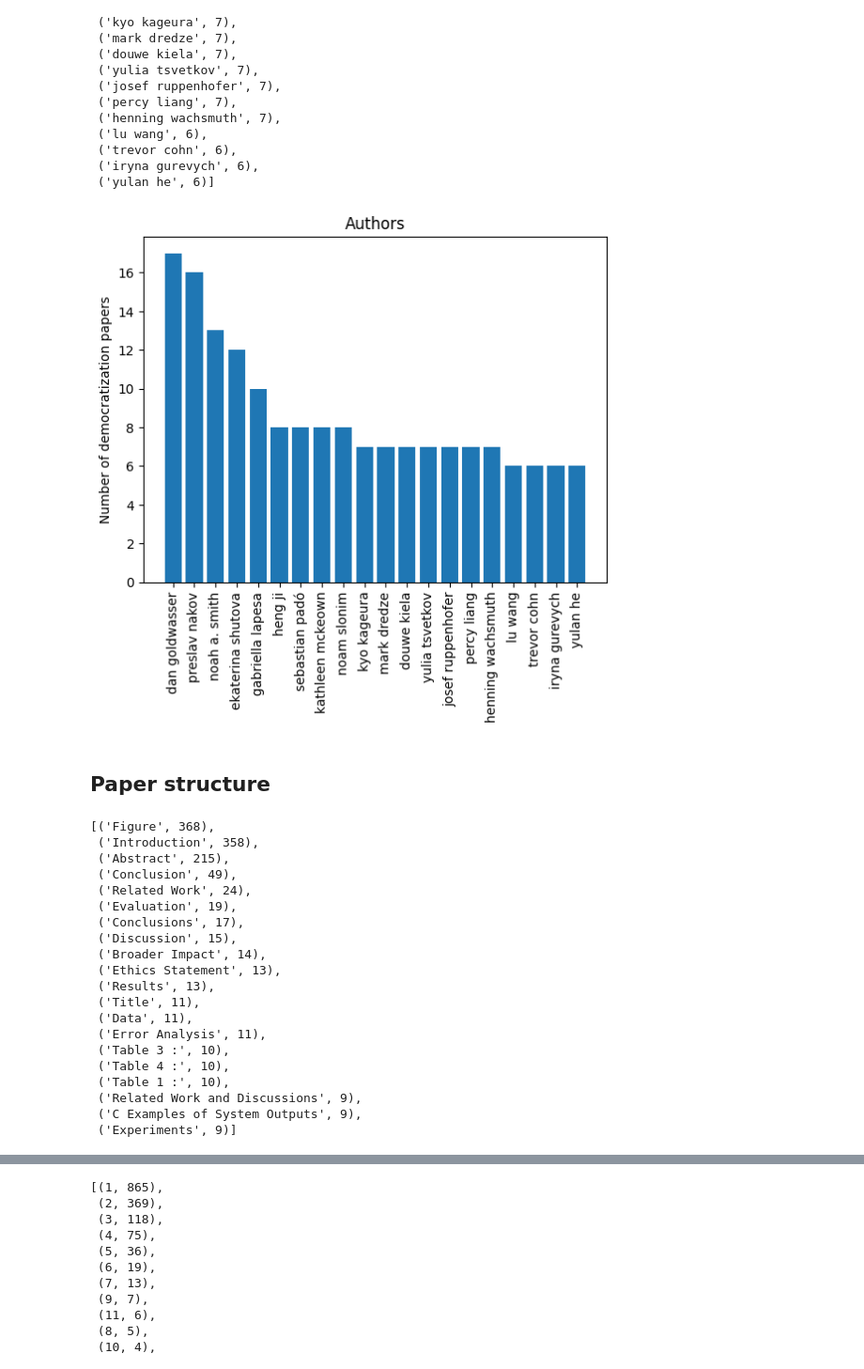
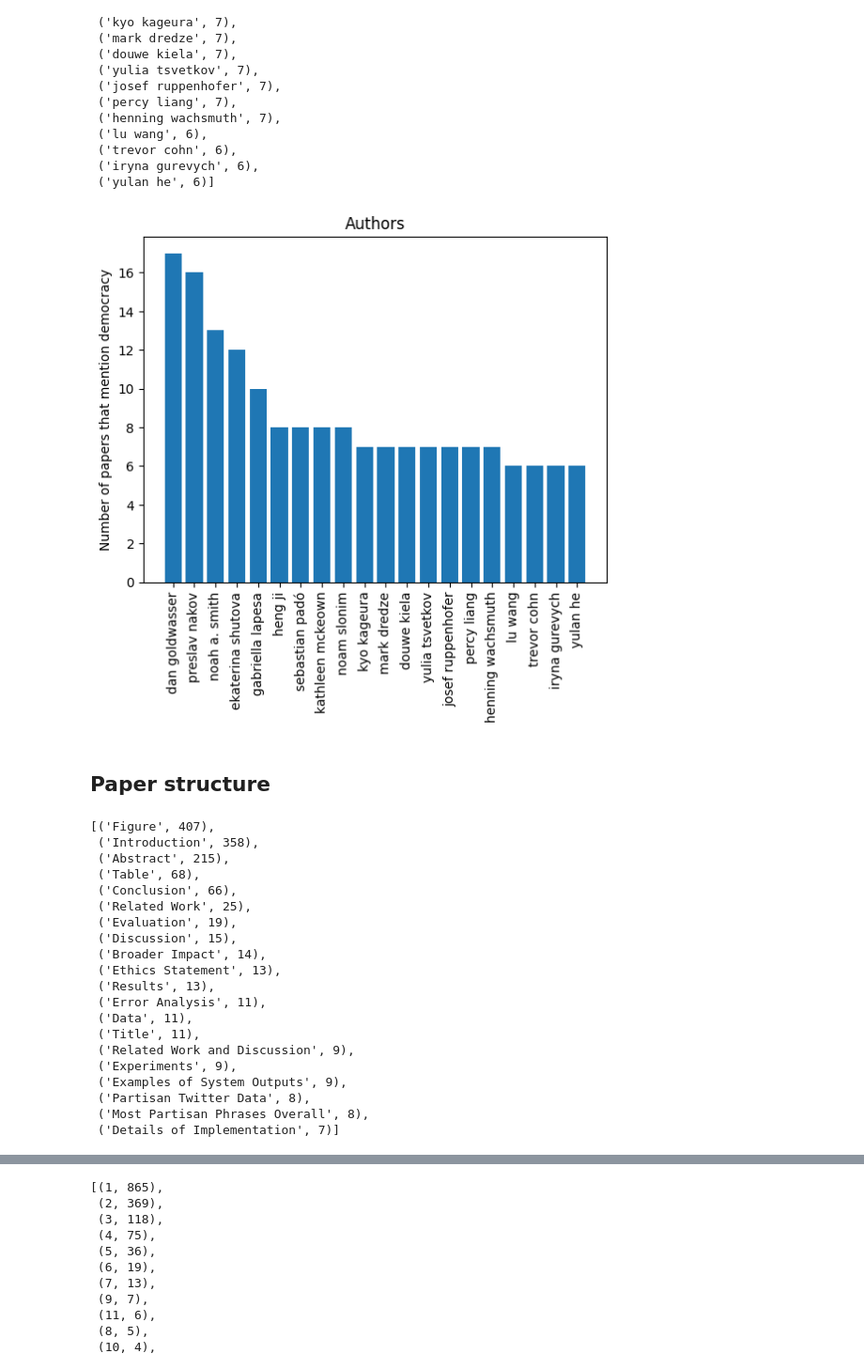
Before and after one commit to ArjunSubramonian/democratization-nlp, a Jupyter notebook: explore-papers.ipynb, the cells around one changed output, grey strips where cells are left out. Shown: that part at 94% size. Cells and saved outputs as stored; diff of their text form; code cells hidden in the pictures.

Commit message:
cleaned up experiments

```diff
--- a/explore-papers.ipynb
+++ b/explore-papers.ipynb
@@ -306,12 +290,12 @@ list(zip(uniq_authors[topk_authors], counts_authors[topk_authors]))
 # %%
 plt.bar(uniq_authors[topk_authors], counts_authors[topk_authors])
 for tick in plt.gca().get_xticklabels():
     tick.set_rotation(90)
-plt.ylabel('Number of democratization papers')
+plt.ylabel('Number of papers that mention democracy')
 plt.title('Authors')
 plt.show()
 # %% [output]
-[figure, old version]
+[figure, new version]
 # %% [markdown]
 ## Paper structure
 # %%
@@ -398,29 +388,30 @@ for index, row in df.iterrows():
 # %%
 uniq_sections, counts_sections = np.unique(all_sections, return_counts=True)
 # %%
+k = 20
 topk_sections = np.argsort(-counts_sections)[:k]
 list(zip(uniq_sections[topk_sections], counts_sections[topk_sections]))
 # %% [output]
-[('Figure', 368),
+[('Figure', 407),
  ('Introduction', 358),
  ('Abstract', 215),
- ('Conclusion', 49),
- ('Related Work', 24),
+ ('Table', 68),
+ ('Conclusion', 66),
+ ('Related Work', 25),
  ('Evaluation', 19),
- ('Conclusions', 17),
  ('Discussion', 15),
  ('Broader Impact', 14),
  ('Ethics Statement', 13),
  ('Results', 13),
+ ('Error Analysis', 11),
+ ('Data', 11),
  ('Title', 11),
- ('Data', 11),
- ('Error Analysis', 11),
- ('Table 3 :', 10),
- ('Table 4 :', 10),
- ('Table 1 :', 10),
- ('Related Work and Discussions', 9),
- ('C Examples of System Outputs', 9),
- ('Experiments', 9)]
+ ('Related Work and Discussion', 9),
+ ('Experiments', 9),
+ ('Examples of System Outputs', 9),
+ ('Partisan Twitter Data', 8),
+ ('Most Partisan Phrases Overall', 8),
+ ('Details of Implementation', 7)]
 # %%
 plt.bar(uniq_sections[topk_sections], counts_sections[topk_sections])
 for tick in plt.gca().get_xticklabels():
```
Also changed, not shown: parts of 8 cells of this notebook.
